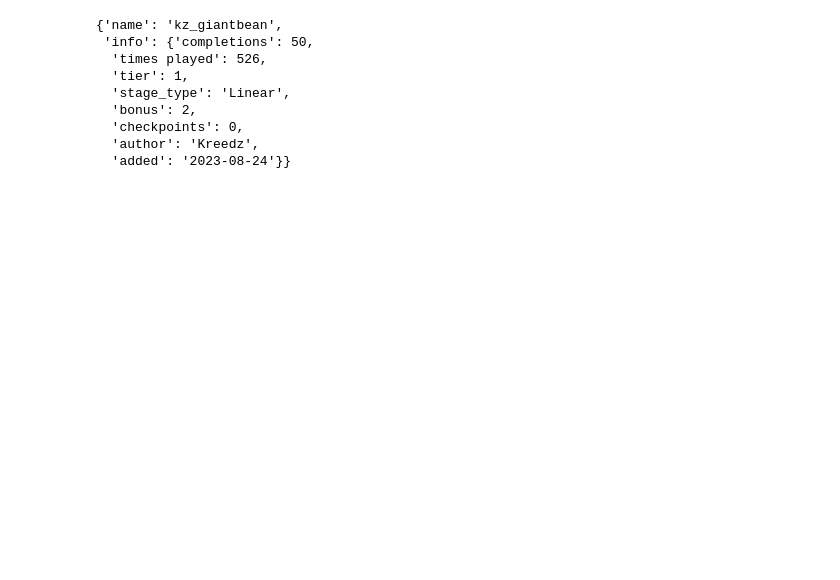
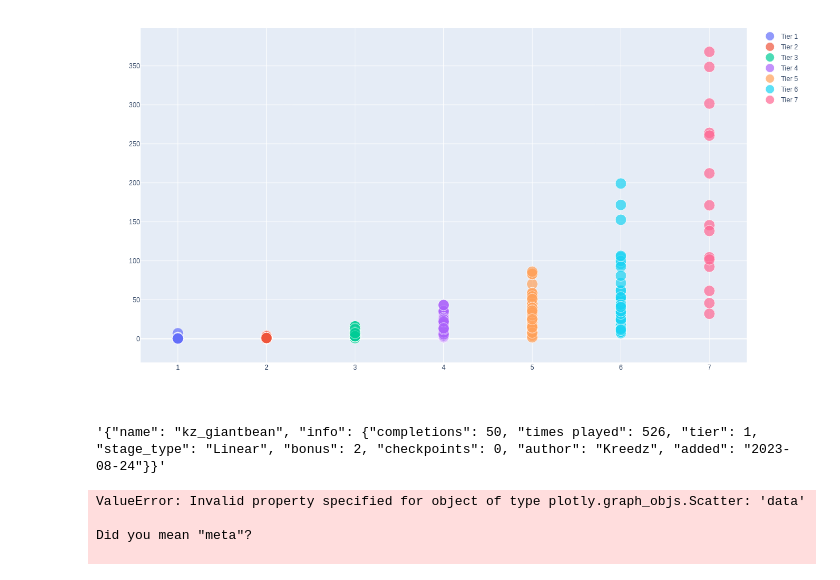
Before and after one commit to tmck-code/tmck-code.github.io, a Jupyter notebook: articles/20240813_visualising_surf_map_difficulty/graph.ipynb, the cells around one changed output. Saved outputs shown, nothing was run; the diff lists cells and outputs as text; code cells hidden in the pictures; blank space fills up the shorter version.

```diff
--- a/articles/20240813_visualising_surf_map_difficulty/graph.ipynb
+++ b/articles/20240813_visualising_surf_map_difficulty/graph.ipynb
@@ -38,13 +61,32 @@ def create_tier_scatter(maps, tier):
+# %%
+fig = go.Figure(
+    data   = [create_tier_scatter(map_json, tier) for tier in range(1,8)],
+    layout = {'height': 700, 'margin': {'t': 20}},
+)
+
+fig.show()
+# %% [output]
+[figure, added]
 # %%
-map_json[0]
+json.dumps(map_json[0])
 # %% [output]
-{'name': 'kz_giantbean',
- 'info': {'completions': 50,
-  'times played': 526,
-  'tier': 1,
-  'stage_type': 'Linear',
-  'bonus': 2,
-  'checkpoints': 0,
-  'author': 'Kreedz',
-  'added': '2023-08-24'}}
+'{"name": "kz_giantbean", "info": {"completions": 50, "times played": 526, "tier": 1, "stage_type": "Linear", "bonus": 2, "checkpoints": 0, "author": "Kreedz", "added": "2023-08-24"}}'
+# %%
+fig = make_subplots(rows=7, cols=1) #, layout={'height': 500})
+
+for tier in range(1,8):
+    fig.add_trace(
+        go.Scatter(
+            data = [create_map_scatter(m) for m in filter_tier(map_json, tier)],
+        ),
+        row = tier,
+        col = 1,
+    )
+
+fig.show()
+# %% [output]
+ValueError: Invalid property specified for object of type plotly.graph_objs.Scatter: 'data'
+
+Did you mean "meta"?
+
 # %%
```
Also changed, not shown: parts of 6 cells of this notebook.
